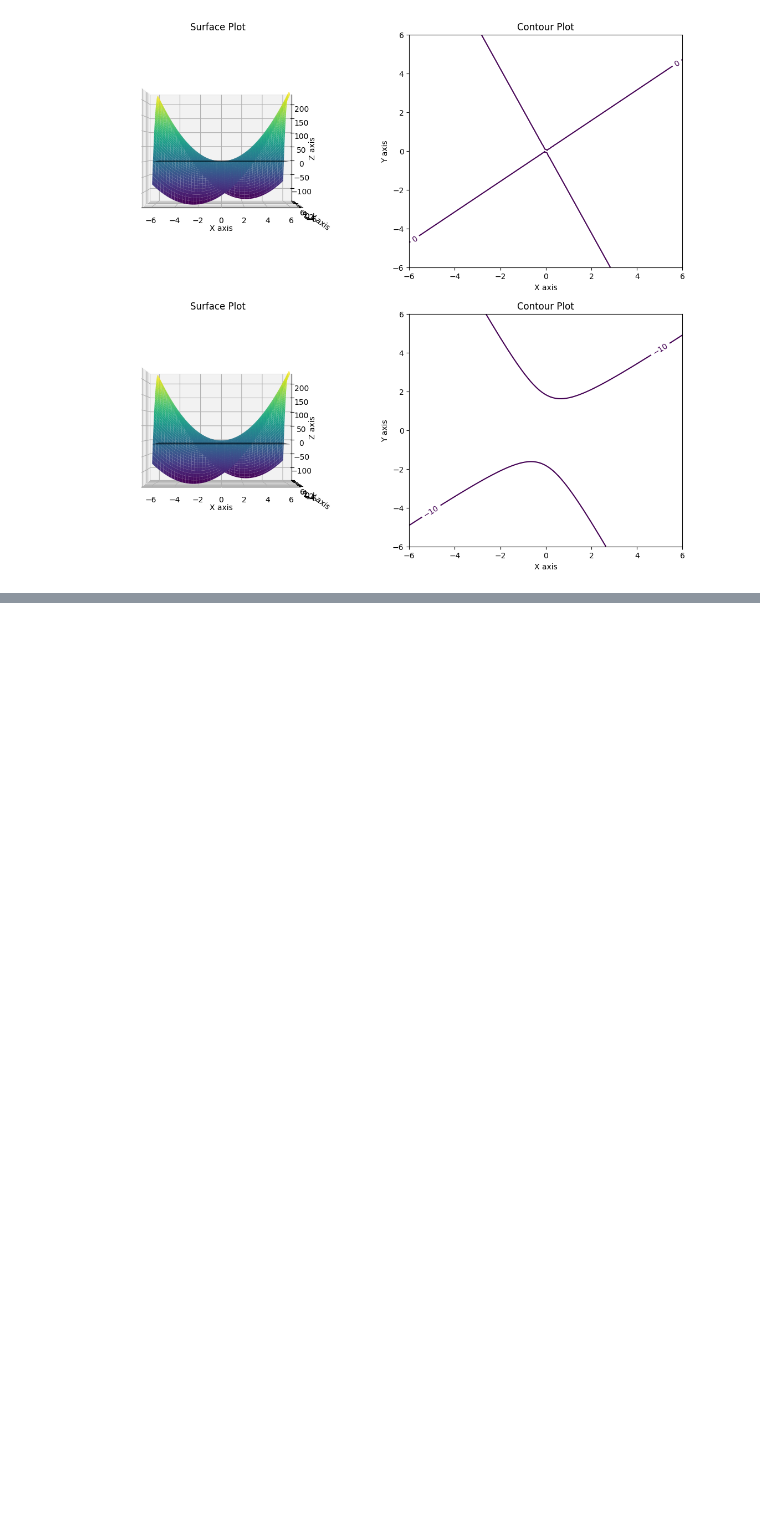
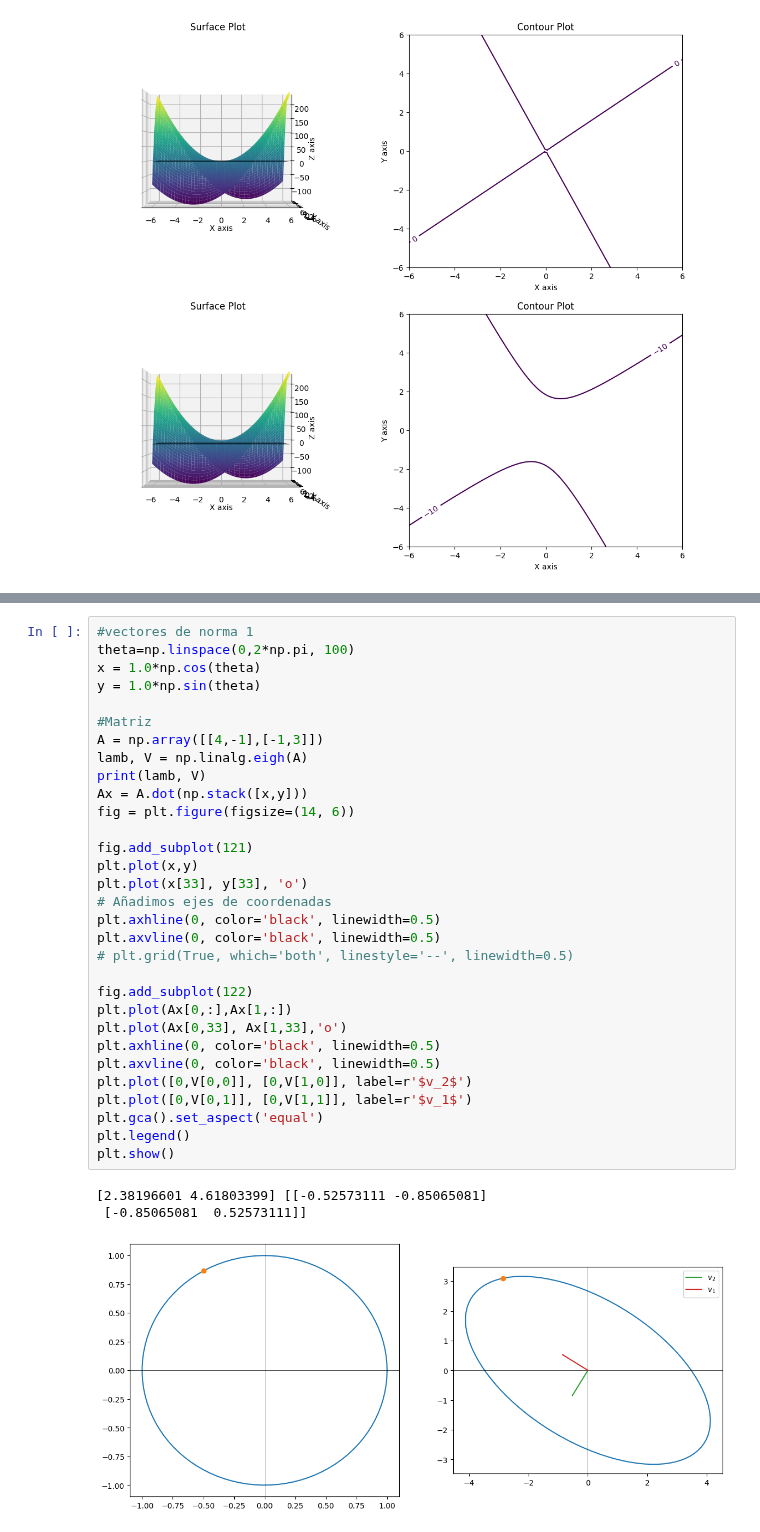
Before and after one commit to ManuelSanchezUribe/ManuelSanchezUribe.github.io, a Jupyter notebook: MAT1203/FormaCuadratica.ipynb, the cells around one changed output, grey strips where cells are left out. Drawn from its saved outputs; the diff is of its cells as text; blank space fills up the shorter version.

```diff
--- a/MAT1203/FormaCuadratica.ipynb
+++ b/MAT1203/FormaCuadratica.ipynb
@@ -251,0 +252,35 @@ plt.show()
+# %%
+#vectores de norma 1
+theta=np.linspace(0,2*np.pi, 100)
+x = 1.0*np.cos(theta)
+y = 1.0*np.sin(theta)
+
+#Matriz
+A = np.array([[4,-1],[-1,3]])
+lamb, V = np.linalg.eigh(A)
+print(lamb, V)
+Ax = A.dot(np.stack([x,y]))
+fig = plt.figure(figsize=(14, 6))
+
+fig.add_subplot(121)
+plt.plot(x,y)
+plt.plot(x[33], y[33], 'o')
+# Añadimos ejes de coordenadas
+plt.axhline(0, color='black', linewidth=0.5)
+plt.axvline(0, color='black', linewidth=0.5)
+# plt.grid(True, which='both', linestyle='--', linewidth=0.5)
+
+fig.add_subplot(122)
+plt.plot(Ax[0,:],Ax[1,:])
+plt.plot(Ax[0,33], Ax[1,33],'o')
+plt.axhline(0, color='black', linewidth=0.5)
+plt.axvline(0, color='black', linewidth=0.5)
+plt.plot([0,V[0,0]], [0,V[1,0]], label=r'$v_2$')
+plt.plot([0,V[0,1]], [0,V[1,1]], label=r'$v_1$')
+plt.gca().set_aspect('equal')
+plt.legend()
+plt.show()
+# %% [output]
+[2.38196601 4.61803399] [[-0.52573111 -0.85065081]
+ [-0.85065081  0.52573111]]
+[figure, added]
```
Also changed, not shown: parts of 7 cells of this notebook.
